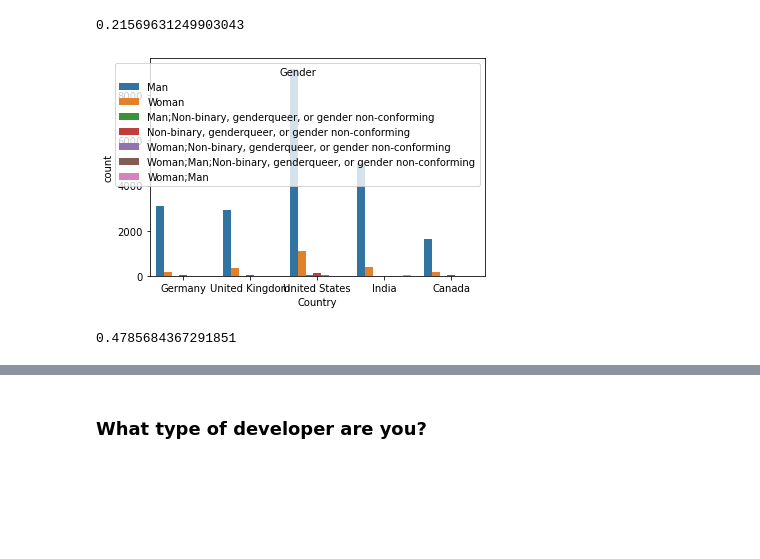
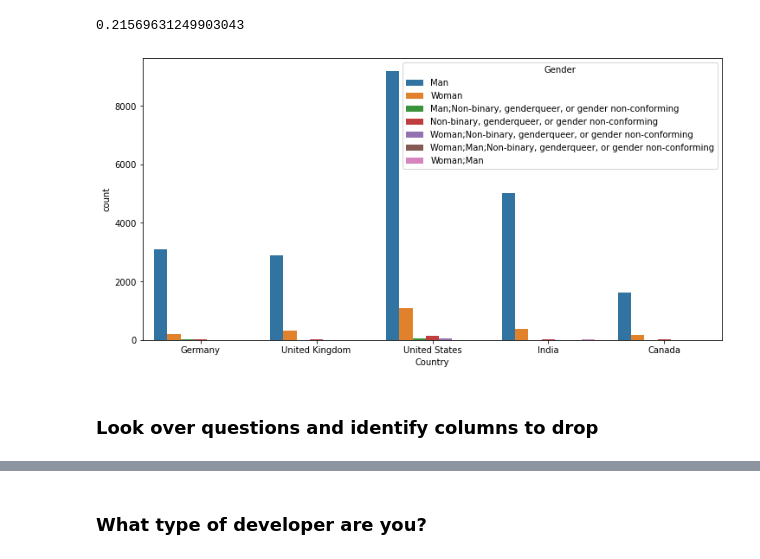
Before and after one commit to SolanaO/Developers_Survey_Analysis, a Jupyter notebook: stackBlogDataAnalysis.ipynb, the cells around one changed output, grey strips where cells are left out. Saved outputs shown, nothing was run; the diff lists cells and outputs as text; code cells hidden in the pictures; blank space fills up the shorter version.

```diff
--- a/stackBlogDataAnalysis.ipynb
+++ b/stackBlogDataAnalysis.ipynb
@@ -254,16 +232,16 @@ df.Gender.isnull().sum()/df.shape[0]
 0.21569631249903043
 # %%
 # distribution by gender and country with most respondents
-df_most_repres_countries = df[df['Country'].map(df['Country'].value_counts()) > 2000]
+df_most_repres_countries = df[df.Country.map(df.Country.value_counts()) > 2000]
 
-# adapted clustered bar chart of Country and gender
+# set the figure size
+plt.figure(figsize = [12,6])
+
+# adapted clustered bar chart of country and gender
 sns.countplot(data=df_most_repres_countries, x='Country', hue='Gender');
 # %% [output]
-[figure, old version]
+[figure, new version]
-# %%
-# percentage of most represented countries respondents
-df_most_repres_countries.shape[0]/df.shape[0]
-# %% [output]
-0.4785684367291851
+# %% [markdown]
+### Look over questions and identify columns to drop
 # %%
 pd.set_option('display.max_colwidth', None)
```
Also changed, not shown: parts of 57 cells of this notebook.
